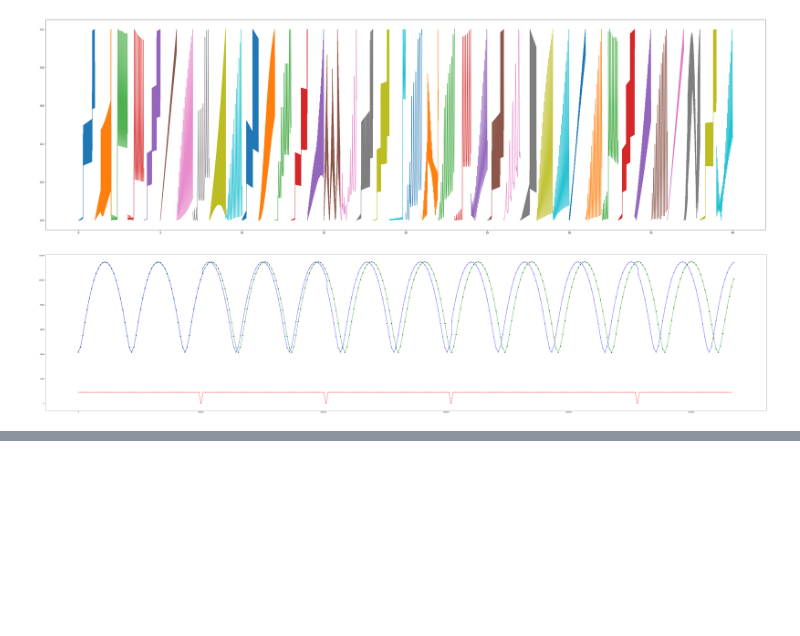
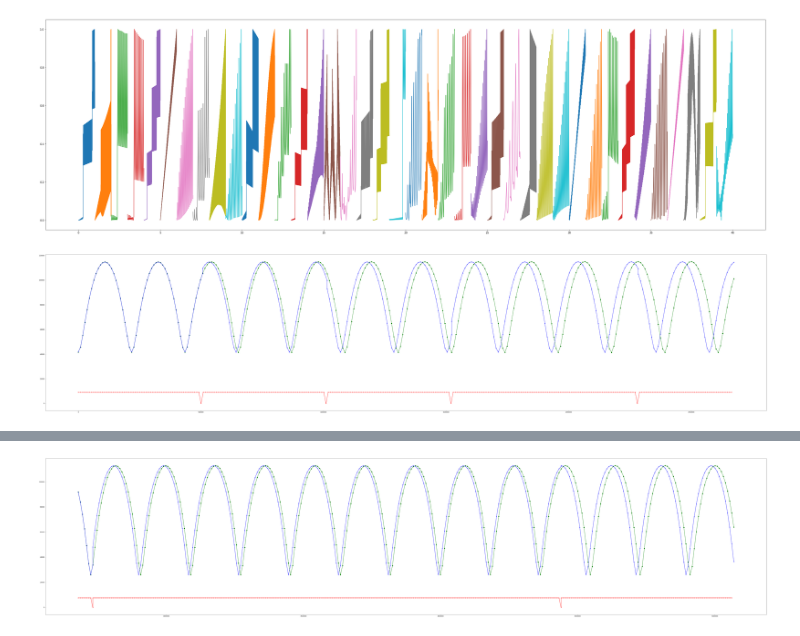
Before and after one commit to KirillRuSS/IDAO-2020, a Jupyter notebook: IDAO-2020.ipynb, the cells around one changed output, grey strips where cells are left out. Saved outputs shown, nothing was run; the diff lists cells and outputs as text; code cells hidden in the pictures; blank space fills up the shorter version.

```diff
--- a/IDAO-2020.ipynb
+++ b/IDAO-2020.ipynb
@@ -101,0 +142,22 @@ plt.show()
+# %%
+plt.figure(figsize = (90, 20))
+
+sat = df_test[df_test.sat_id==3]
+
+x = sat['total_seconds']
+
+y=(sat.x**2 + sat.y**2 + sat.z**2)**0.5
+plt.plot(x,y, '-go')
+
+x = sat['total_seconds']
+y=(sat.x_sim**2 + sat.y_sim**2 + sat.z_sim**2)**0.5
+plt.plot(x,y, '-bx')
+
+#x = np.linspace(0.0, sat['total_seconds'].max(), num=len(sat))
+
+
+plt.plot(x, sat['total_seconds'].diff().shift(-1), '-rx')
+
+plt.show()
+# %% [output]
+[figure, added]
```
Also changed, not shown: parts of 4 cells of this notebook, 1 other file.
